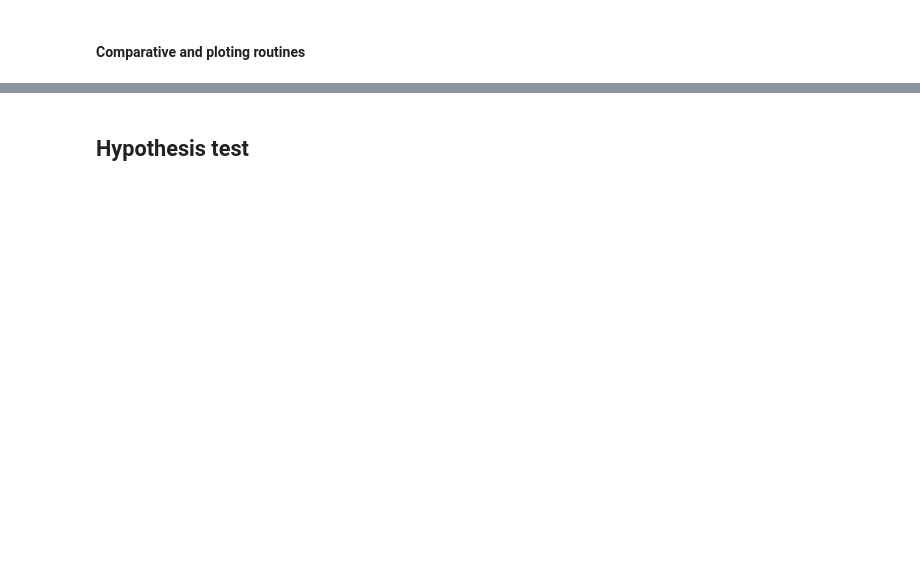
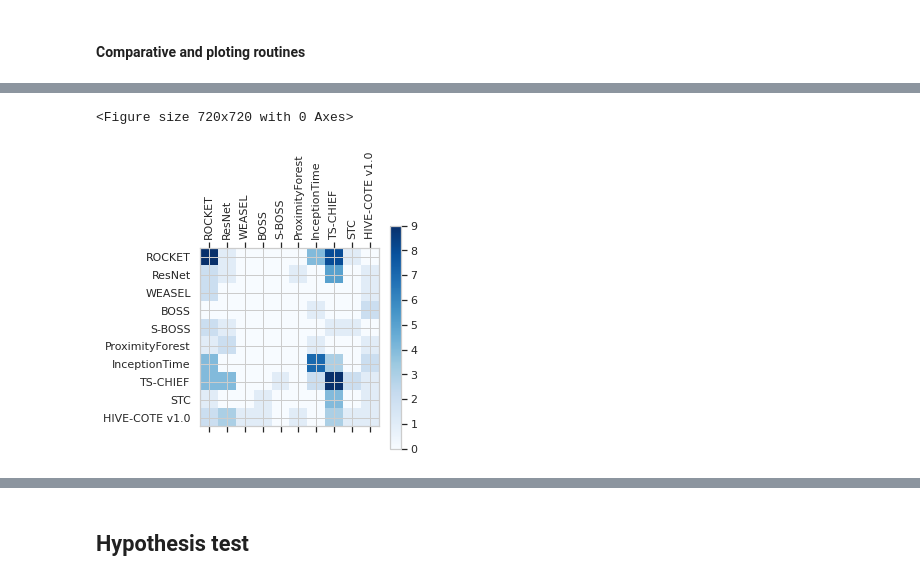
Before and after one commit to diegofurts/metalcats, a Jupyter notebook: reproducibility.ipynb, the cells around one changed output, grey strips where cells are left out. Drawn from its saved outputs; the diff is of its cells as text; code cells hidden in the pictures; blank space fills up the shorter version.

```diff
--- a/reproducibility.ipynb
+++ b/reproducibility.ipynb
@@ -22,3 +29,13 @@ test_acc.head()
+# %%
+ds_metafeatures = np.empty([test_acc.shape[0],2])
+
+i = 0;
+for data_name in test_acc["TESTACC"]:
+    file_path = "./data/" + data_name + "/" + data_name + "_TRAIN.tsv"
+    data = genfromtxt(file_path, delimiter='\t')
+    ds_metafeatures[i][0] = data.shape[0]
+    ds_metafeatures[i][1] = len(np.unique(data[:,0]))
+    i += 1
 # %%
 y = np.array(test_acc.drop('TESTACC',axis=1)).argmax(axis=1)+1 # meta-targets
 # %%
@@ -271,18 +468,21 @@ print('MetaL-CATS-SVM\t' + str(np.sum(svc_acc > baseline)) + '/' +
 # %%
 from sklearn.metrics import confusion_matrix
 
 def plot_confusion_matrix(df_confusion, title='Confusion matrix'):
     f = plt.figure(figsize=[10,10])
     plt.matshow(df_confusion, cmap="Blues") # imshow
     #plt.title(title)
     plt.colorbar()
     tick_marks = np.arange(len(df_confusion.columns))
     plt.xticks(tick_marks, df_confusion.columns, rotation=90)
     plt.yticks(tick_marks, df_confusion.columns)
     #plt.tight_layout()
     plt.ylabel(df_confusion.index.name)
     plt.xlabel(df_confusion.columns.name)
     plt.savefig("confusion.pdf")
 
-df_confusion = pd.DataFrame(confusion_matrix(y, svc), columns=list(test_acc.keys())[1:-1])
+df_confusion = pd.DataFrame(confusion_matrix(y, svc), columns=list(test_acc.keys())[1:])
 plot_confusion_matrix(df_confusion)
+# %% [output]
+<Figure size 720x720 with 0 Axes>
+[figure, added]
```
Also changed, not shown: parts of 24 cells of this notebook, 2 other files.
